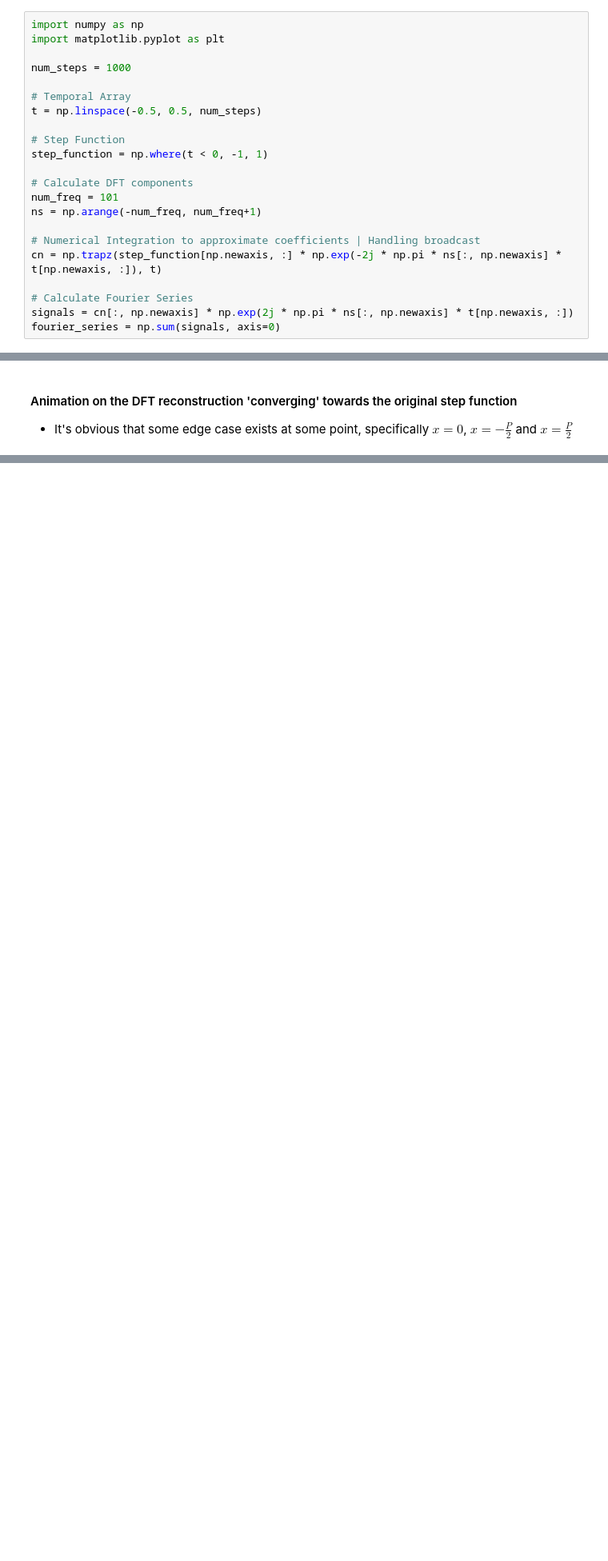
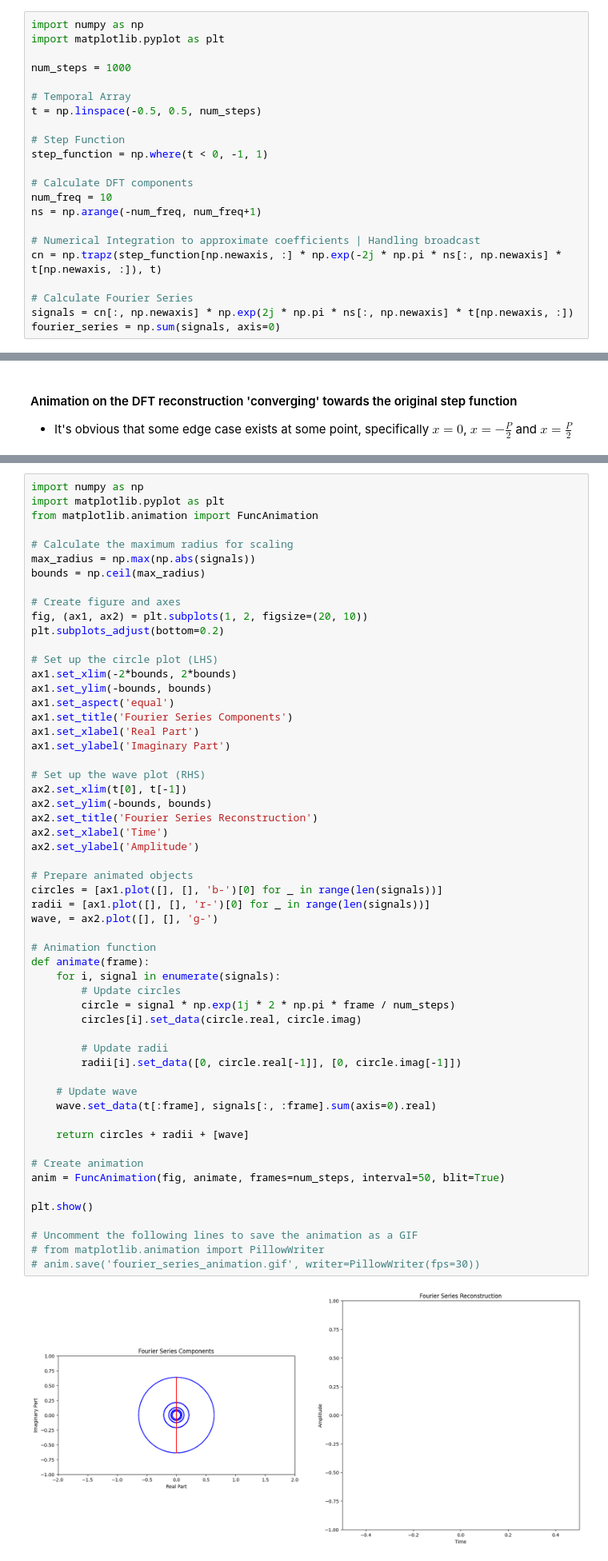
Before and after one commit to fangyuan-ksgk/waveletGPT, a Jupyter notebook: test.ipynb, the cells around one changed output, grey strips where cells are left out. Shown at 80% size. Cells and saved outputs as stored; diff of their text form; blank space fills up the shorter version.

Commit message:
fail on the wave & circle animation, not there yet ...

```diff
--- a/test.ipynb
+++ b/test.ipynb
@@ -59,7 +59,7 @@ t = np.linspace(-0.5, 0.5, num_steps)
 step_function = np.where(t < 0, -1, 1)
 
 # Calculate DFT components
-num_freq = 101
+num_freq = 10
 ns = np.arange(-num_freq, num_freq+1)
 
 # Numerical Integration to approximate coefficients | Handling broadcast
@@ -214,3 +178,61 @@ ani.save('dummy.gif', writer=PillowWriter(fps=50))
+# %%
+import numpy as np
+import matplotlib.pyplot as plt
+from matplotlib.animation import FuncAnimation
+
+# Calculate the maximum radius for scaling
+max_radius = np.max(np.abs(signals))
+bounds = np.ceil(max_radius)
+
+# Create figure and axes
+fig, (ax1, ax2) = plt.subplots(1, 2, figsize=(20, 10))
+plt.subplots_adjust(bottom=0.2)
+
+# Set up the circle plot (LHS)
+ax1.set_xlim(-2*bounds, 2*bounds)
+ax1.set_ylim(-bounds, bounds)
+ax1.set_aspect('equal')
+ax1.set_title('Fourier Series Components')
+ax1.set_xlabel('Real Part')
+ax1.set_ylabel('Imaginary Part')
+
+# Set up the wave plot (RHS)
+ax2.set_xlim(t[0], t[-1])
+ax2.set_ylim(-bounds, bounds)
+ax2.set_title('Fourier Series Reconstruction')
+ax2.set_xlabel('Time')
+ax2.set_ylabel('Amplitude')
+
+# Prepare animated objects
+circles = [ax1.plot([], [], 'b-')[0] for _ in range(len(signals))]
+radii = [ax1.plot([], [], 'r-')[0] for _ in range(len(signals))]
+wave, = ax2.plot([], [], 'g-')
+
+# Animation function
+def animate(frame):
+    for i, signal in enumerate(signals):
+        # Update circles
+        circle = signal * np.exp(1j * 2 * np.pi * frame / num_steps)
+        circles[i].set_data(circle.real, circle.imag)
+
+        # Update radii
+        radii[i].set_data([0, circle.real[-1]], [0, circle.imag[-1]])
+
+    # Update wave
+    wave.set_data(t[:frame], signals[:, :frame].sum(axis=0).real)
+
+    return circles + radii + [wave]
+
+# Create animation
+anim = FuncAnimation(fig, animate, frames=num_steps, interval=50, blit=True)
+
+plt.show()
+
+# Uncomment the following lines to save the animation as a GIF
+# from matplotlib.animation import PillowWriter
+# anim.save('fourier_series_animation.gif', writer=PillowWriter(fps=30))
+# %% [output]
+[figure, added]
 # %%
 import numpy as np
 import matplotlib.pyplot as plt
```
Also changed, not shown: parts of 4 cells of this notebook.
